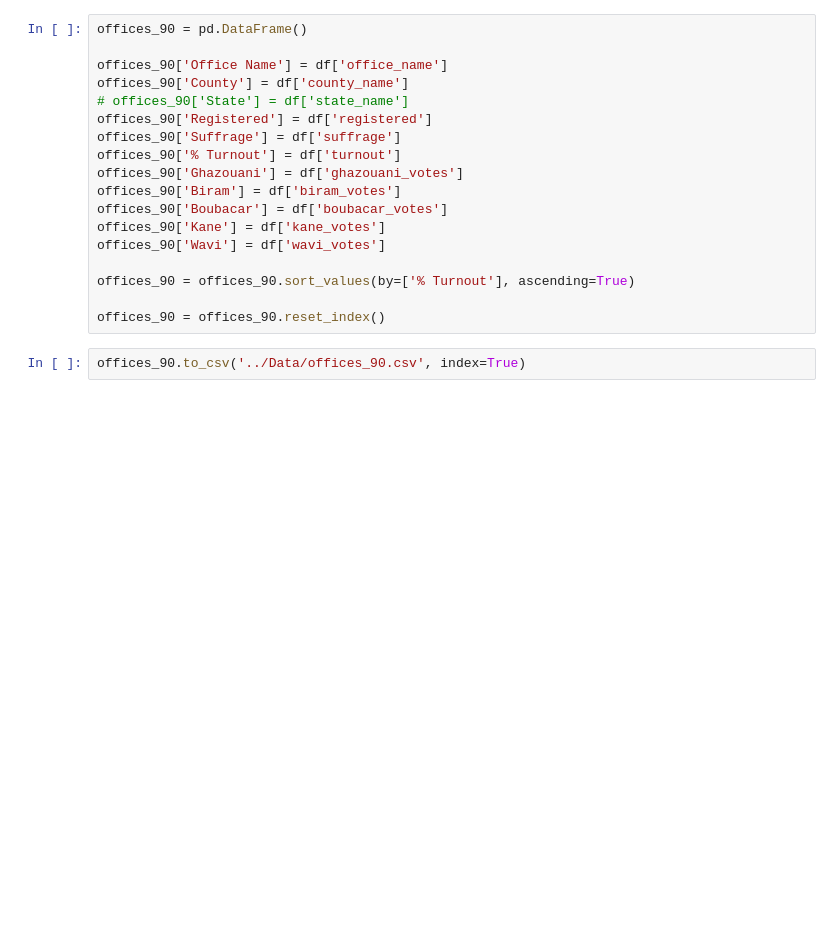
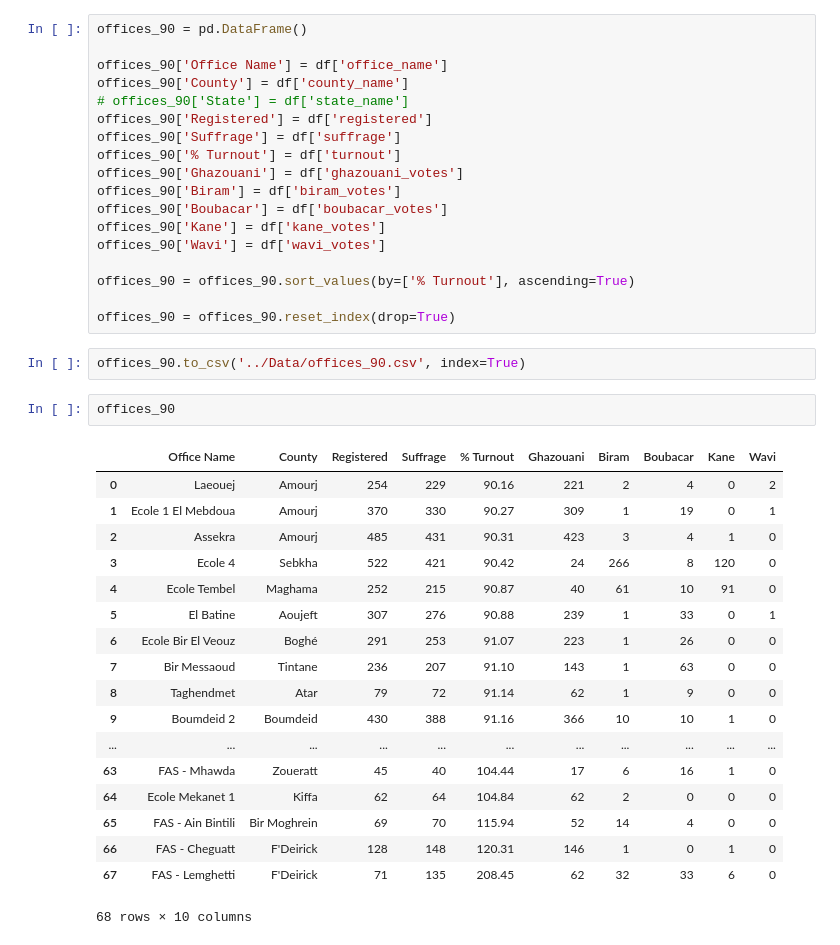
Before and after one commit to Mauritycs/2019_Election_Results, a Jupyter notebook: Notebooks/boxPlot.ipynb, the cells around one changed output. Cells and saved outputs as stored; diff of their text form; blank space fills up the shorter version.

```diff
--- a/Notebooks/boxPlot.ipynb
+++ b/Notebooks/boxPlot.ipynb
@@ -339,6 +339,27 @@ offices_90['Wavi'] = df['wavi_votes']
 
 offices_90 = offices_90.sort_values(by=['% Turnout'], ascending=True)
 
-offices_90 = offices_90.reset_index()
+offices_90 = offices_90.reset_index(drop=True)
 # %%
 offices_90.to_csv('../Data/offices_90.csv', index=True)
+# %%
+offices_90
+# %% [output]
+|  | Office Name | County | Registered | Suffrage | % Turnout | Ghazouani | Biram | Boubacar | Kane | Wavi |
+| 0 | Laeouej | Amourj | 254 | 229 | 90.16 | 221 | 2 | 4 | 0 | 2 |
+| 1 | Ecole 1 El Mebdoua | Amourj | 370 | 330 | 90.27 | 309 | 1 | 19 | 0 | 1 |
+| 2 | Assekra | Amourj | 485 | 431 | 90.31 | 423 | 3 | 4 | 1 | 0 |
+| 3 | Ecole 4 | Sebkha | 522 | 421 | 90.42 | 24 | 266 | 8 | 120 | 0 |
+| 4 | Ecole Tembel | Maghama | 252 | 215 | 90.87 | 40 | 61 | 10 | 91 | 0 |
+| 5 | El Batine | Aoujeft | 307 | 276 | 90.88 | 239 | 1 | 33 | 0 | 1 |
+| 6 | Ecole Bir El Veouz | Boghé | 291 | 253 | 91.07 | 223 | 1 | 26 | 0 | 0 |
+| 7 | Bir Messaoud | Tintane | 236 | 207 | 91.10 | 143 | 1 | 63 | 0 | 0 |
+| 8 | Taghendmet | Atar | 79 | 72 | 91.14 | 62 | 1 | 9 | 0 | 0 |
+| 9 | Boumdeid 2 | Boumdeid | 430 | 388 | 91.16 | 366 | 10 | 10 | 1 | 0 |
+| ... | ... | ... | ... | ... | ... | ... | ... | ... | ... | ... |
+| 63 | FAS - Mhawda | Zoueratt | 45 | 40 | 104.44 | 17 | 6 | 16 | 1 | 0 |
+| 64 | Ecole Mekanet 1 | Kiffa | 62 | 64 | 104.84 | 62 | 2 | 0 | 0 | 0 |
+| 65 | FAS - Ain Bintili | Bir Moghrein | 69 | 70 | 115.94 | 52 | 14 | 4 | 0 | 0 |
+| 66 | FAS - Cheguatt | F'Deirick | 128 | 148 | 120.31 | 146 | 1 | 0 | 1 | 0 |
+| 67 | FAS - Lemghetti | F'Deirick | 71 | 135 | 208.45 | 62 | 32 | 33 | 6 | 0 |
+68 rows × 10 columns
```
Also changed, not shown: 2 other files.
